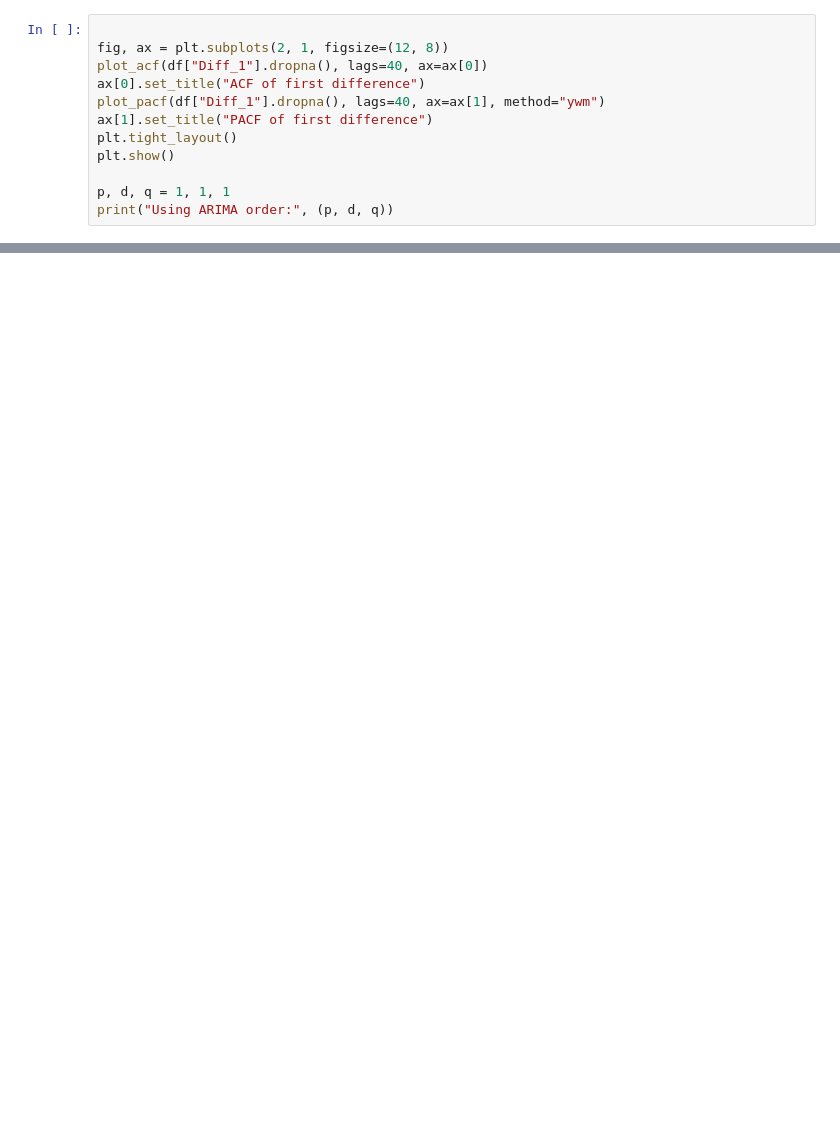
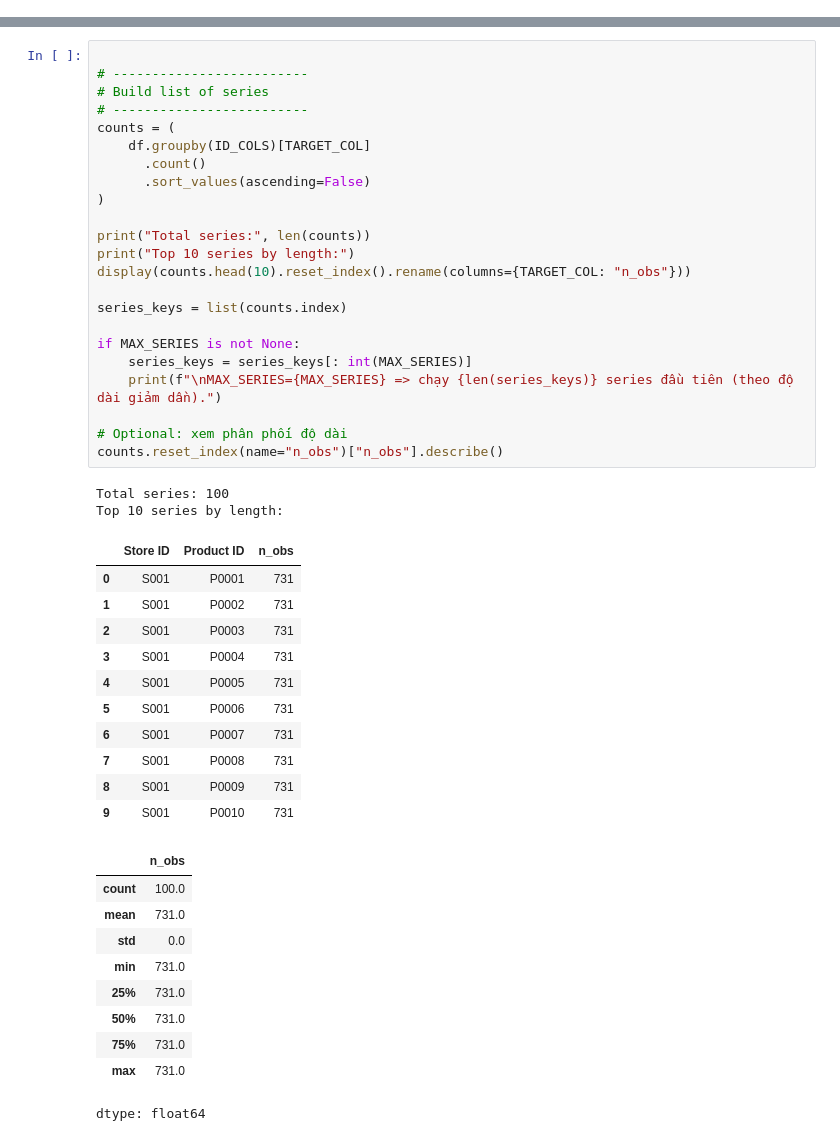
Before and after one commit to uit-ntn/retail-inventory-forecasting, a Jupyter notebook: Models/ARIMA.ipynb, the cells around one changed output, grey strips where cells are left out. Cells and saved outputs as stored; diff of their text form; blank space fills up the shorter version.

Commit message:
refactor: ARIMA and PROPHET

```diff
--- a/Models/ARIMA.ipynb
+++ b/Models/ARIMA.ipynb
@@ -170,12 +0,0 @@ Reject H0: series is stationary.
-# %%
-
-fig, ax = plt.subplots(2, 1, figsize=(12, 8))
-plot_acf(df["Diff_1"].dropna(), lags=40, ax=ax[0])
-ax[0].set_title("ACF of first difference")
-plot_pacf(df["Diff_1"].dropna(), lags=40, ax=ax[1], method="ywm")
-ax[1].set_title("PACF of first difference")
-plt.tight_layout()
-plt.show()
-
-p, d, q = 1, 1, 1
-print("Using ARIMA order:", (p, d, q))
@@ -294,0 +128,47 @@ plt.show()
+# %%
+
+# -------------------------
+# Build list of series
+# -------------------------
+counts = (
+    df.groupby(ID_COLS)[TARGET_COL]
+      .count()
+      .sort_values(ascending=False)
+)
+
+print("Total series:", len(counts))
+print("Top 10 series by length:")
+display(counts.head(10).reset_index().rename(columns={TARGET_COL: "n_obs"}))
+
+series_keys = list(counts.index)
+
+if MAX_SERIES is not None:
+    series_keys = series_keys[: int(MAX_SERIES)]
+    print(f"\nMAX_SERIES={MAX_SERIES} => chạy {len(series_keys)} series đầu tiên (theo độ dài giảm dần).")
+
+# Optional: xem phân phối độ dài
+counts.reset_index(name="n_obs")["n_obs"].describe()
+# %% [output]
+Total series: 100
+Top 10 series by length:
+|  | Store ID | Product ID | n_obs |
+| 0 | S001 | P0001 | 731 |
+| 1 | S001 | P0002 | 731 |
+| 2 | S001 | P0003 | 731 |
+| 3 | S001 | P0004 | 731 |
+| 4 | S001 | P0005 | 731 |
+| 5 | S001 | P0006 | 731 |
+| 6 | S001 | P0007 | 731 |
+| 7 | S001 | P0008 | 731 |
+| 8 | S001 | P0009 | 731 |
+| 9 | S001 | P0010 | 731 |
+|  | n_obs |
+| count | 100.0 |
+| mean | 731.0 |
+| std | 0.0 |
+| min | 731.0 |
+| 25% | 731.0 |
+| 50% | 731.0 |
+| 75% | 731.0 |
+| max | 731.0 |
+dtype: float64
```
Also changed, not shown: parts of 14 cells of this notebook, 11 other files.
